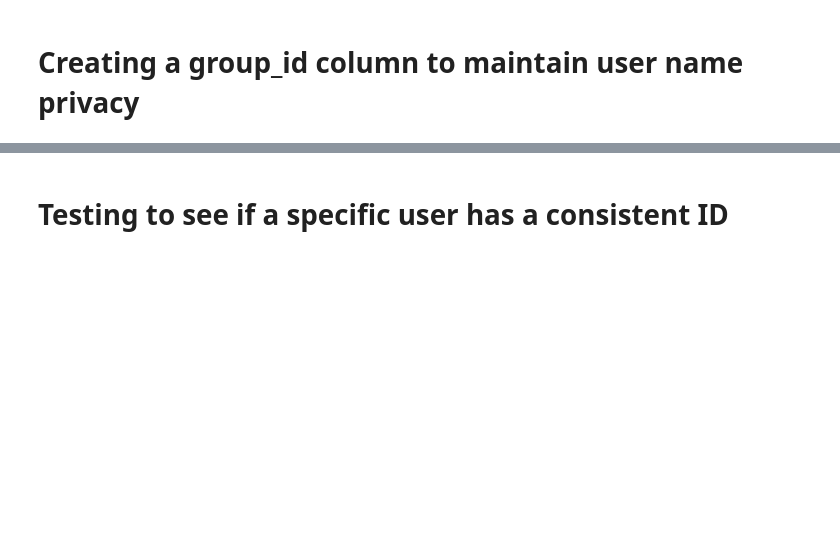
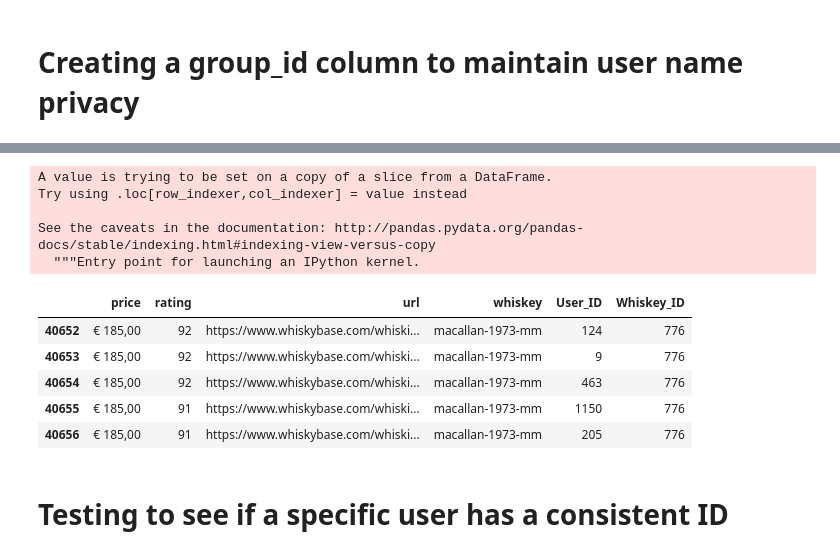
Before and after one commit to AustinKrause/whiskey-recommender, a Jupyter notebook: Consolidating and Cleaning Dataframes .ipynb, the cells around one changed output, grey strips where cells are left out. Drawn from its saved outputs; the diff is of its cells as text; code cells hidden in the pictures; blank space fills up the shorter version.

```diff
--- a/Consolidating and Cleaning Dataframes .ipynb
+++ b/Consolidating and Cleaning Dataframes .ipynb
@@ -113,3 +91,20 @@ See the caveats in the documentation: http://pandas.pydata.org/pandas-docs/stabl
+# %%
+df5['Whiskey_ID'] = df5.groupby('whiskey').grouper.group_info[0]
+# %% [output]
+A value is trying to be set on a copy of a slice from a DataFrame.
+Try using .loc[row_indexer,col_indexer] = value instead
+
+See the caveats in the documentation: http://pandas.pydata.org/pandas-docs/stable/indexing.html#indexing-view-versus-copy
+  """Entry point for launching an IPython kernel.
+# %%
+df5.tail()
+# %% [output]
+|  | price | rating | url | whiskey | User_ID | Whiskey_ID |
+| 40652 | € 185,00 | 92 | https://www.whiskybase.com/whiski... | macallan-1973-mm | 124 | 776 |
+| 40653 | € 185,00 | 92 | https://www.whiskybase.com/whiski... | macallan-1973-mm | 9 | 776 |
+| 40654 | € 185,00 | 92 | https://www.whiskybase.com/whiski... | macallan-1973-mm | 463 | 776 |
+| 40655 | € 185,00 | 91 | https://www.whiskybase.com/whiski... | macallan-1973-mm | 1150 | 776 |
+| 40656 | € 185,00 | 91 | https://www.whiskybase.com/whiski... | macallan-1973-mm | 205 | 776 |
 # %% [markdown]
 # Testing to see if a specific user has a consistent ID
 # %%
```
Also changed, not shown: parts of 10 cells of this notebook, 1 other file.
